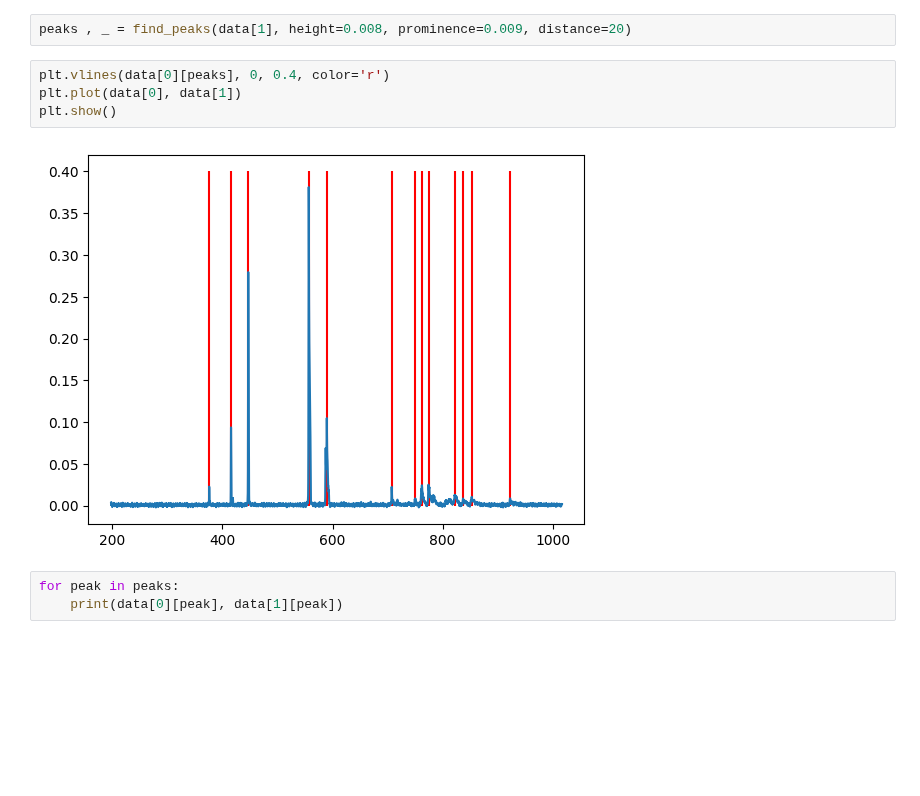
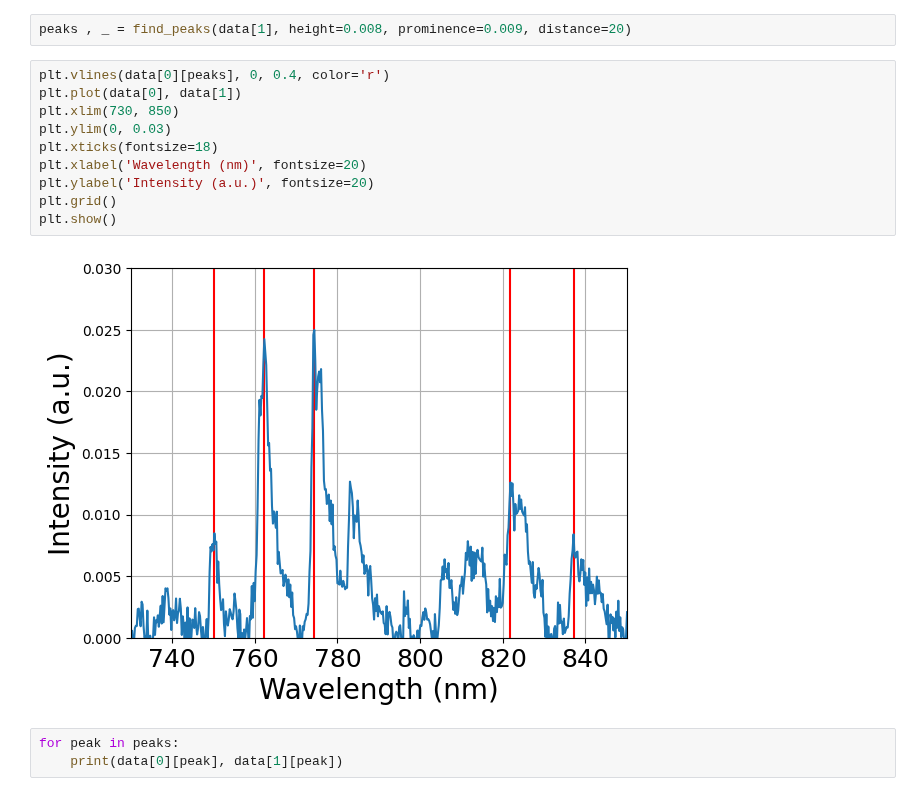
Before and after one commit to chiashi-lab/pl, a Jupyter notebook: notebook/002ccs200.ipynb, the cells around one changed output. Saved outputs shown, nothing was run; the diff lists cells and outputs as text; blank space fills up the shorter version.

```diff
--- a/notebook/002ccs200.ipynb
+++ b/notebook/002ccs200.ipynb
@@ -20,9 +20,15 @@ peaks , _ = find_peaks(data[1], height=0.008, prominence=0.009, distance=20)
 # %%
 plt.vlines(data[0][peaks], 0, 0.4, color='r')
 plt.plot(data[0], data[1])
+plt.xlim(730, 850)
+plt.ylim(0, 0.03)
+plt.xticks(fontsize=18)
+plt.xlabel('Wavelength (nm)', fontsize=20)
+plt.ylabel('Intensity (a.u.)', fontsize=20)
+plt.grid()
 plt.show()
 # %% [output]
-[figure, old version]
+[figure, new version]
 # %%
 for peak in peaks:
     print(data[0][peak], data[1][peak])
```
Also changed, not shown: parts of 11 cells of this notebook, 8 other files.
